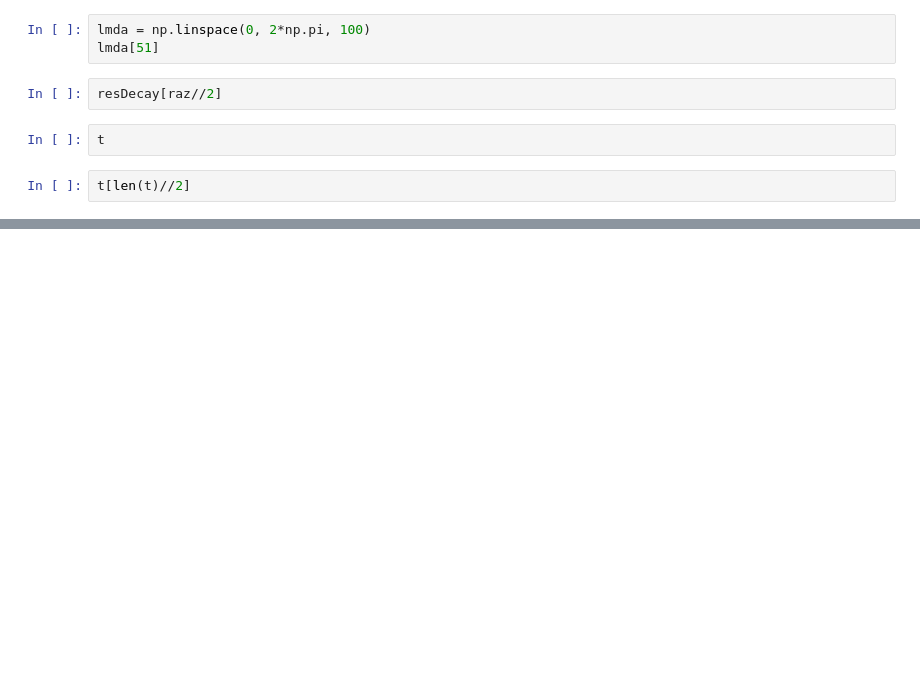
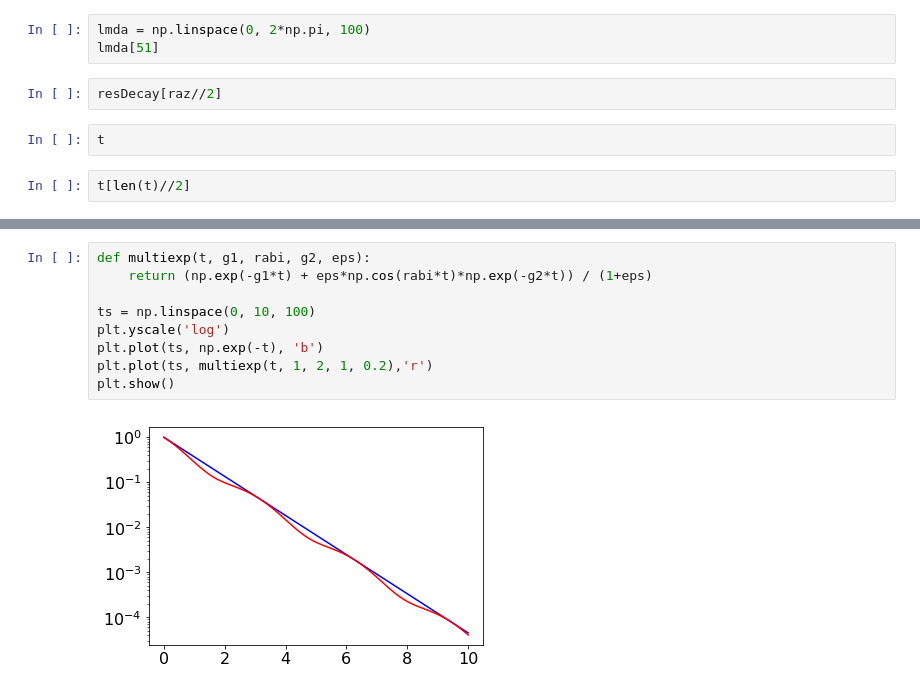
Before and after one commit to ViacheslavP/calculations, a Jupyter notebook: moller_evo.ipynb, the cells around one changed output, grey strips where cells are left out. Saved outputs shown, nothing was run; the diff lists cells and outputs as text; blank space fills up the shorter version.

```diff
--- a/moller_evo.ipynb
+++ b/moller_evo.ipynb
@@ -443,0 +545,11 @@ _foo('7')
+# %%
+def multiexp(t, g1, rabi, g2, eps):
+    return (np.exp(-g1*t) + eps*np.cos(rabi*t)*np.exp(-g2*t)) / (1+eps)
+
+ts = np.linspace(0, 10, 100)
+plt.yscale('log')
+plt.plot(ts, np.exp(-t), 'b')
+plt.plot(ts, multiexp(t, 1, 2, 1, 0.2),'r')
+plt.show()
+# %% [output]
+[figure, added]
```
Also changed, not shown: parts of 11 cells of this notebook, 3 other files.
